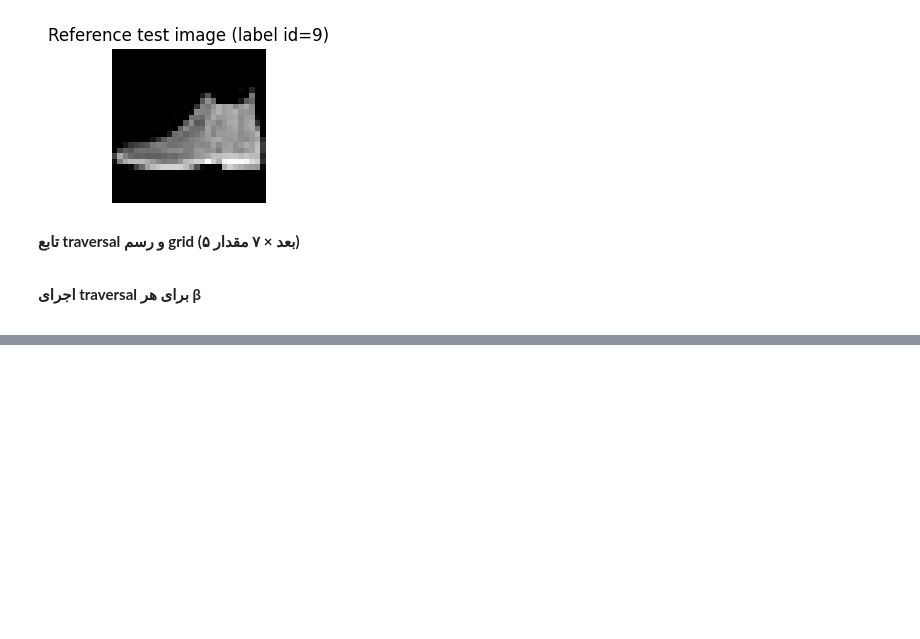
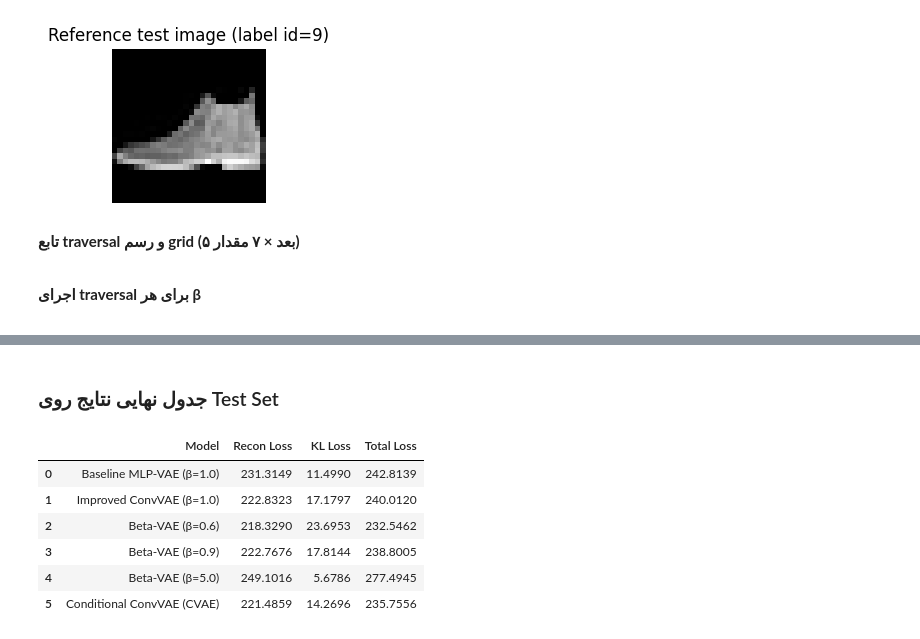
Before and after one commit to SoroushDavaran/ML_fall2025-fashionmnist-vae, a Jupyter notebook: Copy_of_Polygon_Pirates.ipynb, the cells around one changed output, grey strips where cells are left out. Drawn from its saved outputs; the diff is of its cells as text; code cells hidden in the pictures; blank space fills up the shorter version.

```diff
--- a/Copy_of_Polygon_Pirates.ipynb
+++ b/Copy_of_Polygon_Pirates.ipynb
@@ -1170,0 +1409,44 @@ for beta in BETAS:
+# %%
+
+
+# ---- 1. Final Results Table ----
+import pandas as pd
+
+# Combine all metrics into a single list of dictionaries
+final_results = [
+    {"Model": "Baseline MLP-VAE (β=1.0)", "Recon Loss": test_metrics_baseline['recon'], "KL Loss": test_metrics_baseline['kl'], "Total Loss": test_metrics_baseline['total']},
+    {"Model": "Improved ConvVAE (β=1.0)", "Recon Loss": test_metrics_conv['recon'], "KL Loss": test_metrics_conv['kl'], "Total Loss": test_metrics_conv['total']},
+]
+
+# Add Beta-VAE models
+for row in beta_test_rows:
+    final_results.append({
+        "Model": f"Beta-VAE (β={row['beta']})",
+        "Recon Loss": row['recon'],
+        "KL Loss": row['kl'],
+        "Total Loss": row['total']
+    })
+
+# Add CVAE model
+final_results.append({
+    "Model": "Conditional ConvVAE (CVAE)",
+    "Recon Loss": test_metrics_cvae['recon'],
+    "KL Loss": test_metrics_cvae['kl'],
+    "Total Loss": test_metrics_cvae['total']
+})
+
+df_final = pd.DataFrame(final_results)
+df_final = df_final.round(4) # Round to 4 decimal places for better readability
+
+from IPython.display import display, HTML
+display(HTML("<h3 dir='rtl'>جدول نهایی نتایج روی Test Set</h3>"))
+display(df_final)
+# %% [output]
+جدول نهایی نتایج روی Test Set
+|  | Model | Recon Loss | KL Loss | Total Loss |
+| 0 | Baseline MLP-VAE (β=1.0) | 231.3149 | 11.4990 | 242.8139 |
+| 1 | Improved ConvVAE (β=1.0) | 222.8323 | 17.1797 | 240.0120 |
+| 2 | Beta-VAE (β=0.6) | 218.3290 | 23.6953 | 232.5462 |
+| 3 | Beta-VAE (β=0.9) | 222.7676 | 17.8144 | 238.8005 |
+| 4 | Beta-VAE (β=5.0) | 249.1016 | 5.6786 | 277.4945 |
+| 5 | Conditional ConvVAE (CVAE) | 221.4859 | 14.2696 | 235.7556 |
```
Also changed, not shown: parts of 20 cells of this notebook.
